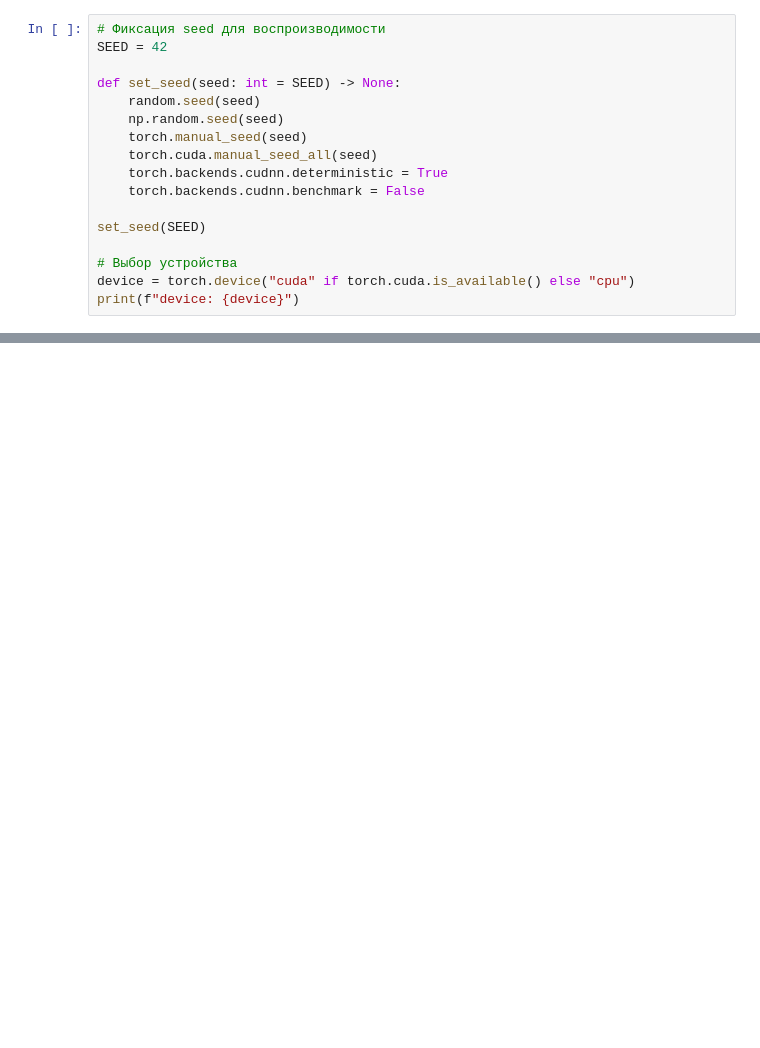
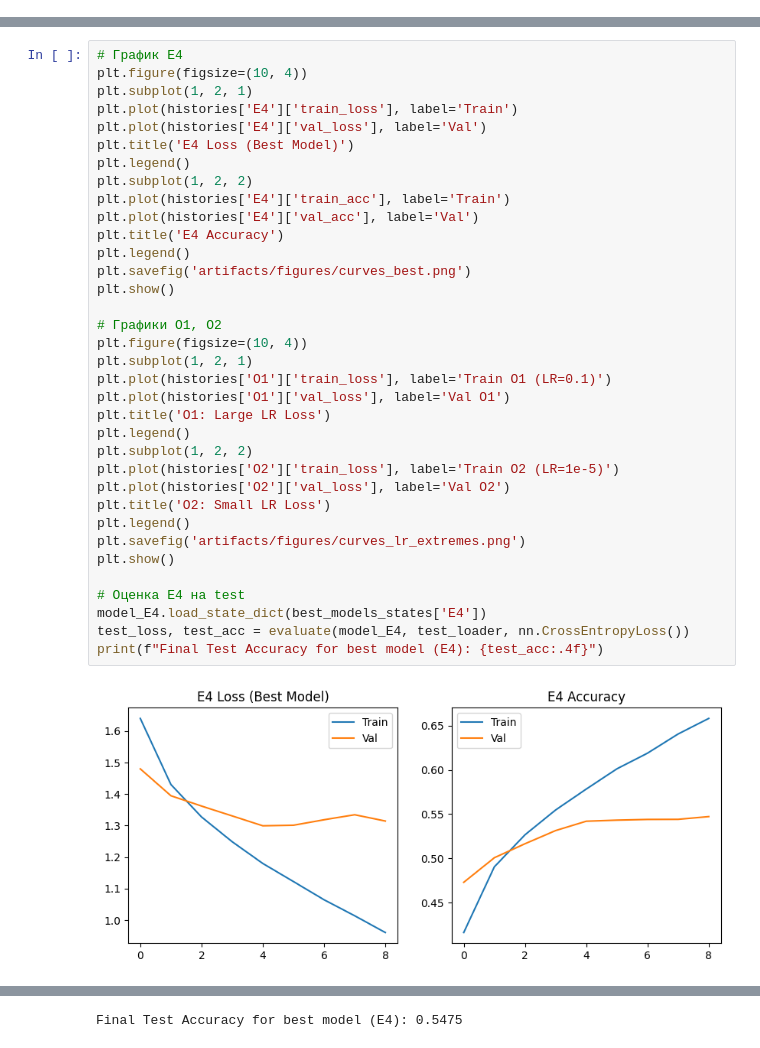
Before and after one commit to Lishangie/III_Fyh, a Jupyter notebook: homeworks/HW08-09/HW08-09.ipynb, the cells around one changed output, grey strips where cells are left out. Cells and saved outputs as stored; diff of their text form; blank space fills up the shorter version.

```diff
--- a/homeworks/HW08-09/HW08-09.ipynb
+++ b/homeworks/HW08-09/HW08-09.ipynb
@@ -33,17 +27,0 @@ torchvision: 0.25.0+cpu
-# %%
-# Фиксация seed для воспроизводимости
-SEED = 42
-
-def set_seed(seed: int = SEED) -> None:
-    random.seed(seed)
-    np.random.seed(seed)
-    torch.manual_seed(seed)
-    torch.cuda.manual_seed_all(seed)
-    torch.backends.cudnn.deterministic = True
-    torch.backends.cudnn.benchmark = False
-
-set_seed(SEED)
-
-# Выбор устройства
-device = torch.device("cuda" if torch.cuda.is_available() else "cpu")
-print(f"device: {device}")
@@ -797,0 +230,37 @@ print("="*60)
+# %%
+# График E4
+plt.figure(figsize=(10, 4))
+plt.subplot(1, 2, 1)
+plt.plot(histories['E4']['train_loss'], label='Train')
+plt.plot(histories['E4']['val_loss'], label='Val')
+plt.title('E4 Loss (Best Model)')
+plt.legend()
+plt.subplot(1, 2, 2)
+plt.plot(histories['E4']['train_acc'], label='Train')
+plt.plot(histories['E4']['val_acc'], label='Val')
+plt.title('E4 Accuracy')
+plt.legend()
+plt.savefig('artifacts/figures/curves_best.png')
+plt.show()
+
+# Графики O1, O2
+plt.figure(figsize=(10, 4))
+plt.subplot(1, 2, 1)
+plt.plot(histories['O1']['train_loss'], label='Train O1 (LR=0.1)')
+plt.plot(histories['O1']['val_loss'], label='Val O1')
+plt.title('O1: Large LR Loss')
+plt.legend()
+plt.subplot(1, 2, 2)
+plt.plot(histories['O2']['train_loss'], label='Train O2 (LR=1e-5)')
+plt.plot(histories['O2']['val_loss'], label='Val O2')
+plt.title('O2: Small LR Loss')
+plt.legend()
+plt.savefig('artifacts/figures/curves_lr_extremes.png')
+plt.show()
+
+# Оценка E4 на test
+model_E4.load_state_dict(best_models_states['E4'])
+test_loss, test_acc = evaluate(model_E4, test_loader, nn.CrossEntropyLoss())
+print(f"Final Test Accuracy for best model (E4): {test_acc:.4f}")
+# %% [output]
+[figure, added]
@@ -797,0 +268 @@ print("="*60)
+Final Test Accuracy for best model (E4): 0.5475
```
Also changed, not shown: parts of 37 cells of this notebook, 8 other files.
